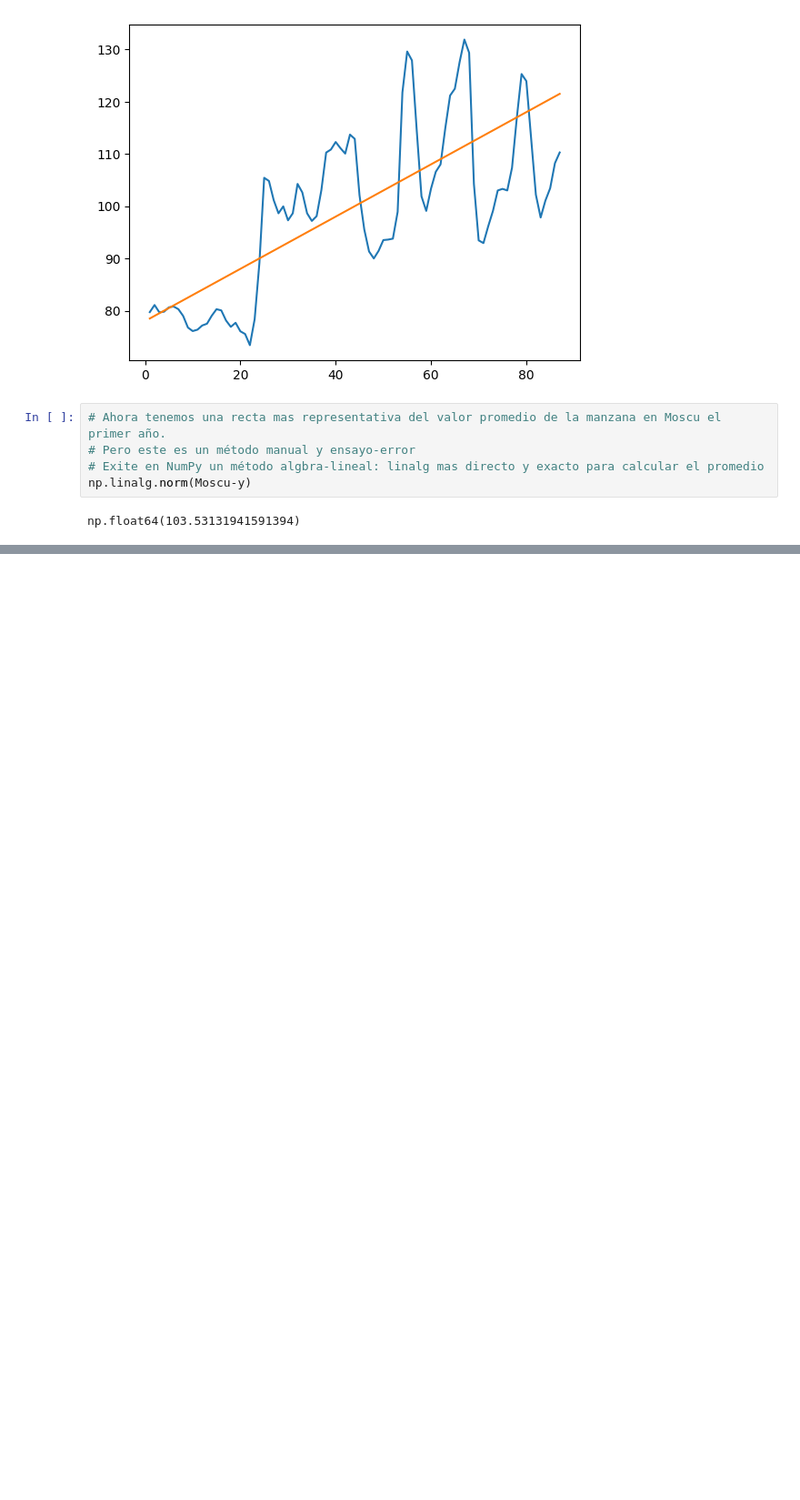
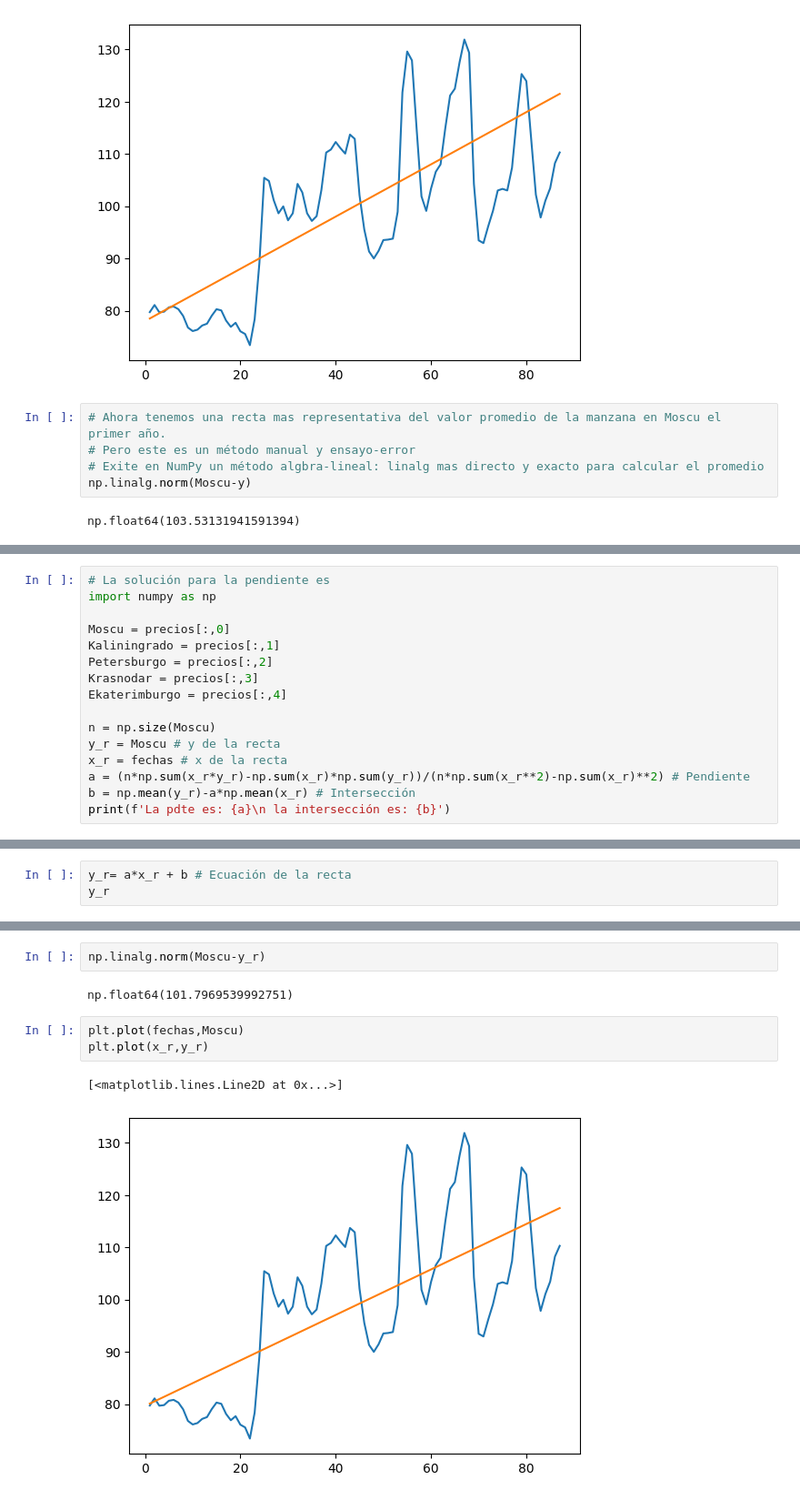
Before and after one commit to Maucho6340/2044-numpy-analisis-numerico-eficiente-con-python, a Jupyter notebook: Numpy.ipynb, the cells around one changed output, grey strips where cells are left out. Shown: that part at 91% size. Drawn from its saved outputs; the diff is of its cells as text; blank space fills up the shorter version.

```diff
--- a/Numpy.ipynb
+++ b/Numpy.ipynb
@@ -332,0 +335,16 @@ np.float64(103.53131941591394)
+# %%
+# La solución para la pendiente es
+import numpy as np
+
+Moscu = precios[:,0]
+Kaliningrado = precios[:,1]
+Petersburgo = precios[:,2]
+Krasnodar = precios[:,3]
+Ekaterimburgo = precios[:,4]
+
+n = np.size(Moscu)
+y_r = Moscu # y de la recta
+x_r = fechas # x de la recta
+a = (n*np.sum(x_r*y_r)-np.sum(x_r)*np.sum(y_r))/(n*np.sum(x_r**2)-np.sum(x_r)**2) # Pendiente
+b = np.mean(y_r)-a*np.mean(x_r) # Intersección
+print(f'La pdte es: {a}\n la intersección es: {b}')
@@ -332,0 +354,3 @@ np.float64(103.53131941591394)
+# %%
+y_r= a*x_r + b # Ecuación de la recta
+y_r
@@ -332,0 +375,10 @@ np.float64(103.53131941591394)
+# %%
+np.linalg.norm(Moscu-y_r)
+# %% [output]
+np.float64(101.7969539992751)
+# %%
+plt.plot(fechas,Moscu)
+plt.plot(x_r,y_r)
+# %% [output]
+[<matplotlib.lines.Line2D at 0x...>]
+[figure, added]
```
Also changed, not shown: parts of 7 cells of this notebook.
